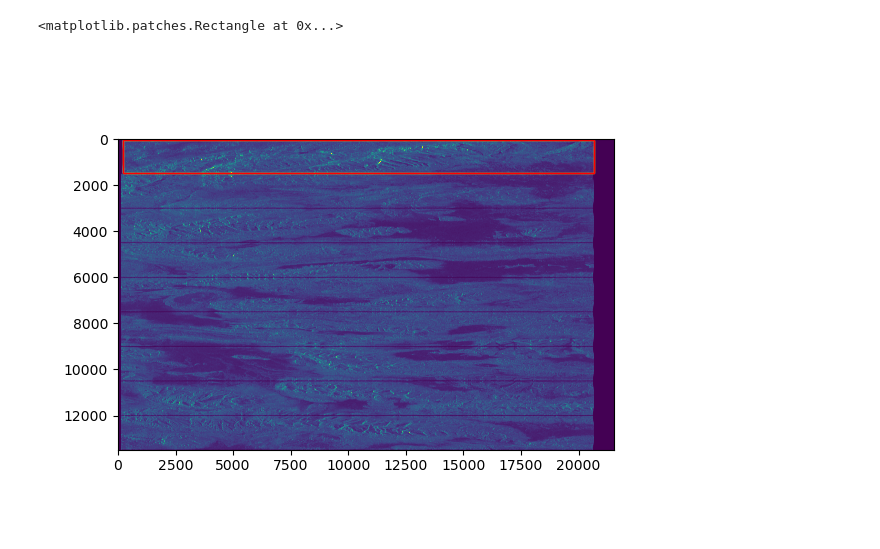
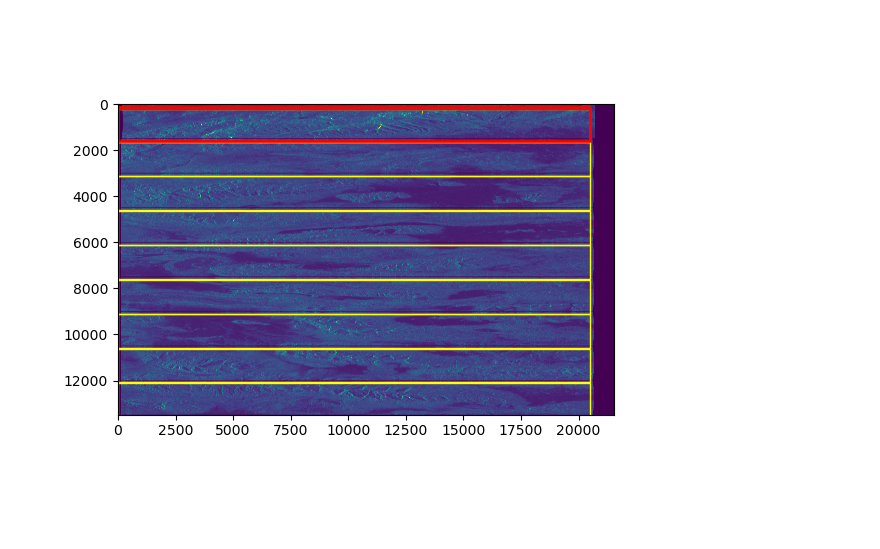
Before and after one commit to forrestfwilliams/burst_extractor, a Jupyter notebook: burst-wat.ipynb, the cells around one changed output. Cells and saved outputs as stored; diff of their text form; code cells hidden in the pictures.

```diff
--- a/burst-wat.ipynb
+++ b/burst-wat.ipynb
@@ -51,22 +61,3 @@ def jason_get_bounds(index, burst_element):
     range_end = range_start + length_range
     azimuth_end = azimuth_start + length_azimuth
     return azimuth_start, azimuth_end, range_start, range_end # I think Jason has these backwards
-# %%
-burst = BurstMetadata(swath_tif, swath_ann, 0)
-# %%
-x1, x2, y1, y2 = burst.get_bounds()
-isce_rectangle = Rectangle((x1, y1), x2-x1, y2-y1, facecolor='none', edgecolor='Red')
-# %%
-offsets = namedtuple('offsets', 'start end')
-
-# annotation xml
-tree = etree.parse(swath_ann)
-
-# number of lines in burst
-frame_lines = int(tree.xpath('./swathTiming/linesPerBurst/text()')[0])
-
-burst_elements = tree.xpath('./swathTiming/burstList/burst')
-
-
-x1, x2, y1, y2= jason_get_bounds(0, burst_elements[0])
-jason_rectangle = Rectangle((x1, y1), x2-x1, y2-y1, facecolor='none', edgecolor='Yellow')
@@ -76,0 +64,13 @@ array([ 0,  0,  0, -1])
+# %%
+isce_patches = []
+jsn_patches = []
+print('ii: array(x1, x2, y1, y2)  # x = range, y = azimuth')
+for ii, be in enumerate(burst_elements):
+    burst = BurstMetadata(swath_tif, swath_ann, ii)
+    y1, y2, x1, x2 = burst.get_bounds()
+    isce_patches.append(Rectangle((x1, y1), y2-y1, x2-x1, facecolor='none', edgecolor='Red'))
+
+    y1, y2, x1, x2 = jason_get_bounds(ii, be)
+    jsn_patches.append(Rectangle((x1, y1), y2-y1, x2-x1, facecolor='none', edgecolor='Yellow'))
+
+    print(f'{ii}: {np.array(burst.get_bounds()) - np.array(jason_get_bounds(ii, be))}')
@@ -85,9 +94,9 @@ rasterio.plot.show_hist(magnitude, histtype='stepfilled')
 # %%
 %matplotlib widget
 fig, ax = plt.subplots(1, 1)
 rasterio.plot.show(magnitude, ax=ax, vmin=0, vmax=250, cmap='viridis')
-ax.add_patch(jason_rectangle)
-ax.add_patch(isce_rectangle)
+for jr, ir in zip(jsn_patches, isce_patches):
+    ax.add_patch(jr)
+    ax.add_patch(ir)
 # %% [output]
-<matplotlib.patches.Rectangle at 0x...>
-[figure, old version]
+[figure, new version]
```
Also changed, not shown: parts of 4 cells of this notebook.
